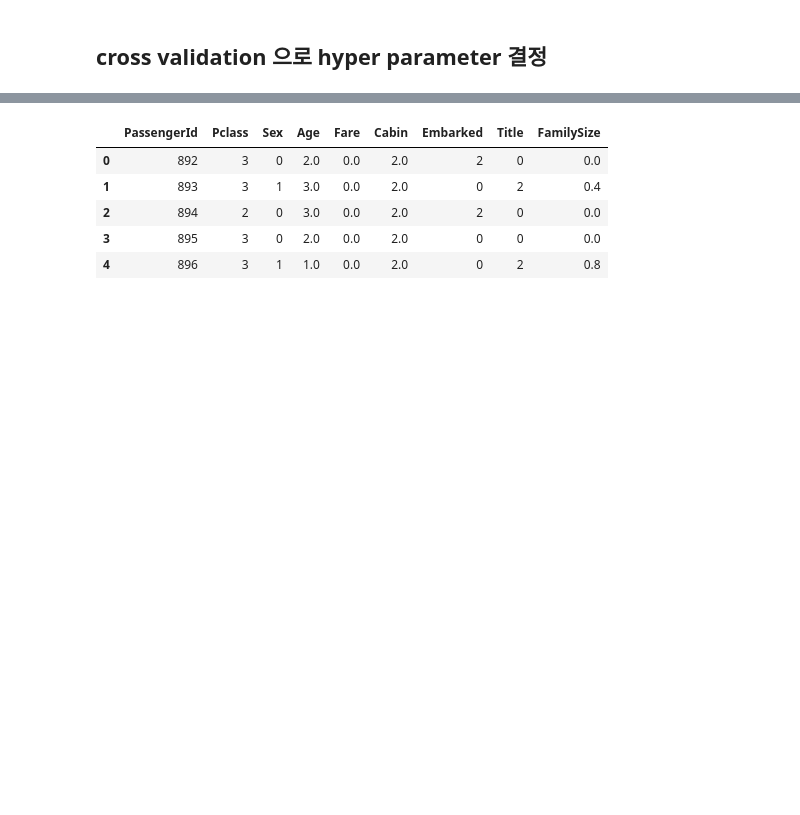
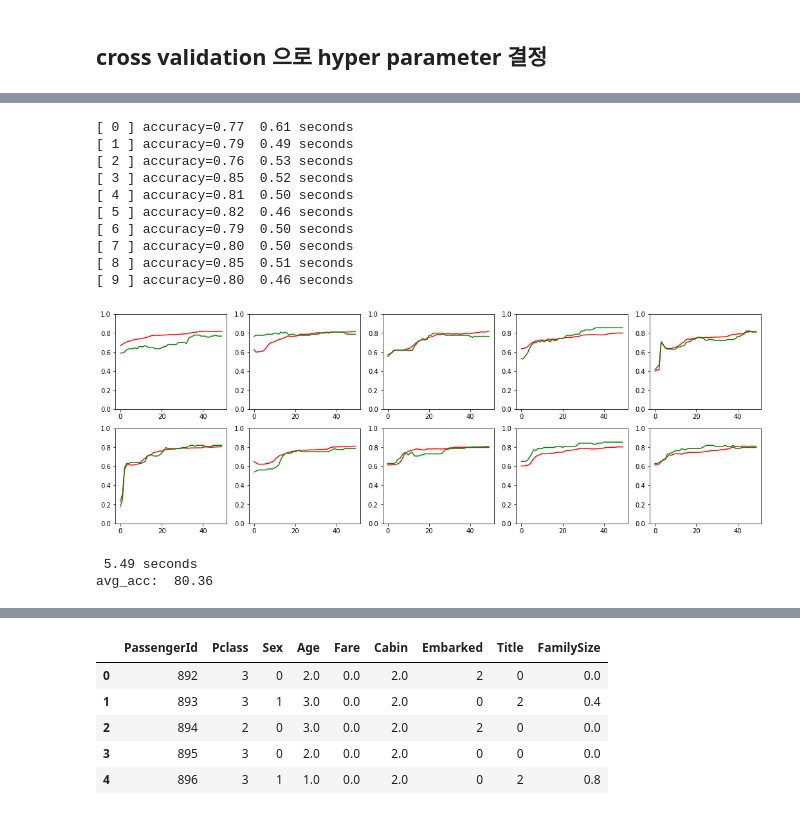
Before and after one commit to inoray/ML_DL_Tensorflow_study, a Jupyter notebook: season_02_Kaggle/01_Titanic_Machine_Learning_from_Disaster/김성헌/김성헌_타이타닉_1차_CrossValidation_DNN_dropout.ipynb, the cells around one changed output, grey strips where cells are left out. Saved outputs shown, nothing was run; the diff lists cells and outputs as text; code cells hidden in the pictures; blank space fills up the shorter version.

```diff
--- a/season_02_Kaggle/01_Titanic_Machine_Learning_from_Disaster/김성헌/김성헌_타이타닉_1차_CrossValidation_DNN_dropout.ipynb
+++ b/season_02_Kaggle/01_Titanic_Machine_Learning_from_Disaster/김성헌/김성헌_타이타닉_1차_CrossValidation_DNN_dropout.ipynb
@@ -215,0 +232,23 @@ accuracy=0.85
+# %%
+with tf.variable_scope("case4"):
+    # hyper parameters
+    learning_rate = 0.001
+    training_epochs = 50
+    layers = 2
+    units = 100
+    valid_acc, avg_acc = cross_valid (sess, train_x, train_y, 10, layers, units, training_epochs, learning_rate)
+    print("avg_acc: ", avg_acc)
+# %% [output]
+[ 0 ] accuracy=0.77  0.61 seconds
+[ 1 ] accuracy=0.79  0.49 seconds
+[ 2 ] accuracy=0.76  0.53 seconds
+[ 3 ] accuracy=0.85  0.52 seconds
+[ 4 ] accuracy=0.81  0.50 seconds
+[ 5 ] accuracy=0.82  0.46 seconds
+[ 6 ] accuracy=0.79  0.50 seconds
+[ 7 ] accuracy=0.80  0.50 seconds
+[ 8 ] accuracy=0.85  0.51 seconds
+[ 9 ] accuracy=0.80  0.46 seconds
+[figure, added]
+ 5.49 seconds
+avg_acc:  80.36
```
Also changed, not shown: parts of 20 cells of this notebook, 1 other file.
